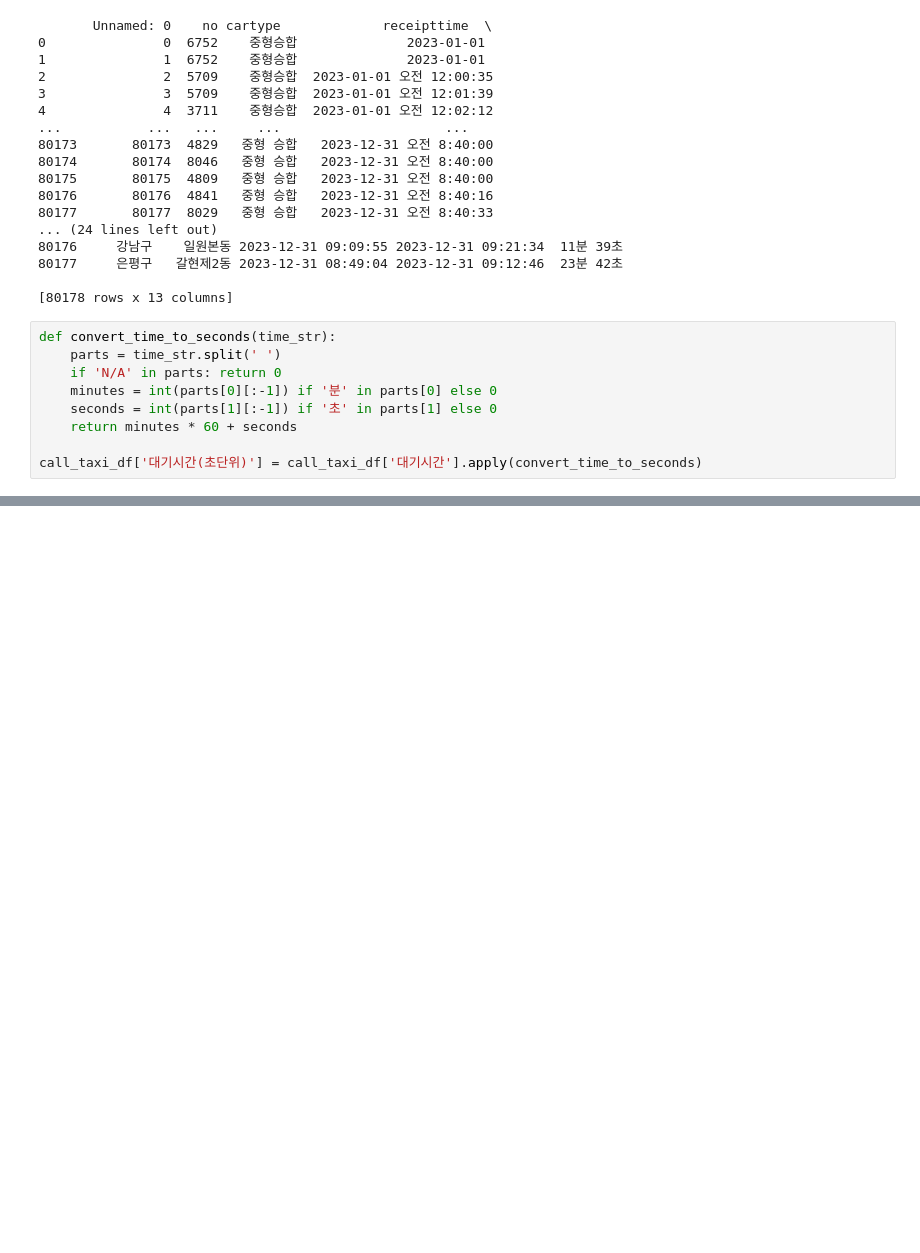
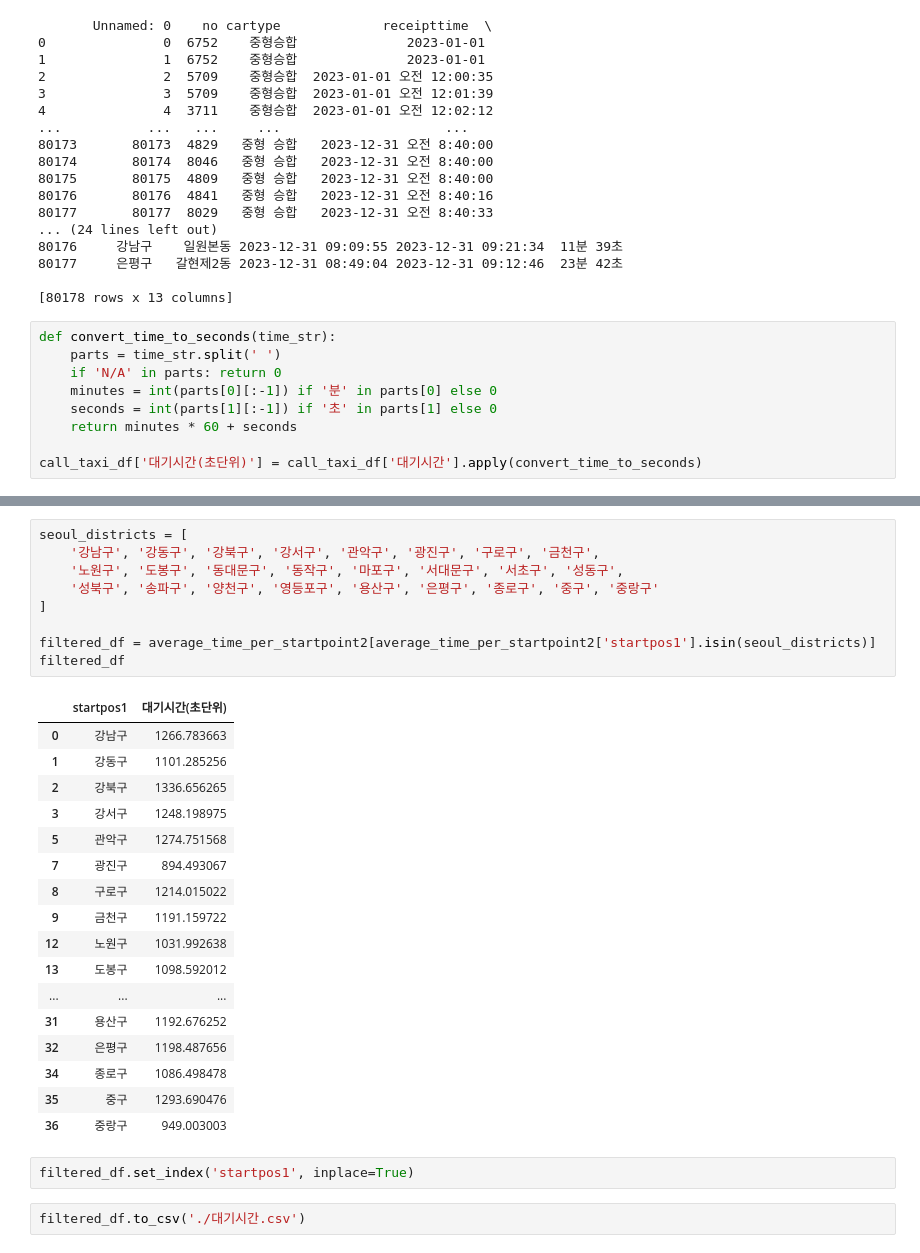
Before and after one commit to JongMany/big-data-programming-8, a Jupyter notebook: call-taxi-data.ipynb, the cells around one changed output, grey strips where cells are left out. Drawn from its saved outputs; the diff is of its cells as text; blank space fills up the shorter version.

```diff
--- a/call-taxi-data.ipynb
+++ b/call-taxi-data.ipynb
@@ -258,0 +311,31 @@ g_map
+# %%
+seoul_districts = [
+    '강남구', '강동구', '강북구', '강서구', '관악구', '광진구', '구로구', '금천구',
+    '노원구', '도봉구', '동대문구', '동작구', '마포구', '서대문구', '서초구', '성동구',
+    '성북구', '송파구', '양천구', '영등포구', '용산구', '은평구', '종로구', '중구', '중랑구'
+]
+
+filtered_df = average_time_per_startpoint2[average_time_per_startpoint2['startpos1'].isin(seoul_districts)]
+filtered_df
+# %% [output]
+|  | startpos1 | 대기시간(초단위) |
+| 0 | 강남구 | 1266.783663 |
+| 1 | 강동구 | 1101.285256 |
+| 2 | 강북구 | 1336.656265 |
+| 3 | 강서구 | 1248.198975 |
+| 5 | 관악구 | 1274.751568 |
+| 7 | 광진구 | 894.493067 |
+| 8 | 구로구 | 1214.015022 |
+| 9 | 금천구 | 1191.159722 |
+| 12 | 노원구 | 1031.992638 |
+| 13 | 도봉구 | 1098.592012 |
+| ... | ... | ... |
+| 31 | 용산구 | 1192.676252 |
+| 32 | 은평구 | 1198.487656 |
+| 34 | 종로구 | 1086.498478 |
+| 35 | 중구 | 1293.690476 |
+| 36 | 중랑구 | 949.003003 |
+# %%
+filtered_df.set_index('startpos1', inplace=True)
+# %%
+filtered_df.to_csv('./대기시간.csv')
```
Also changed, not shown: parts of 20 cells of this notebook, 14 other files.
